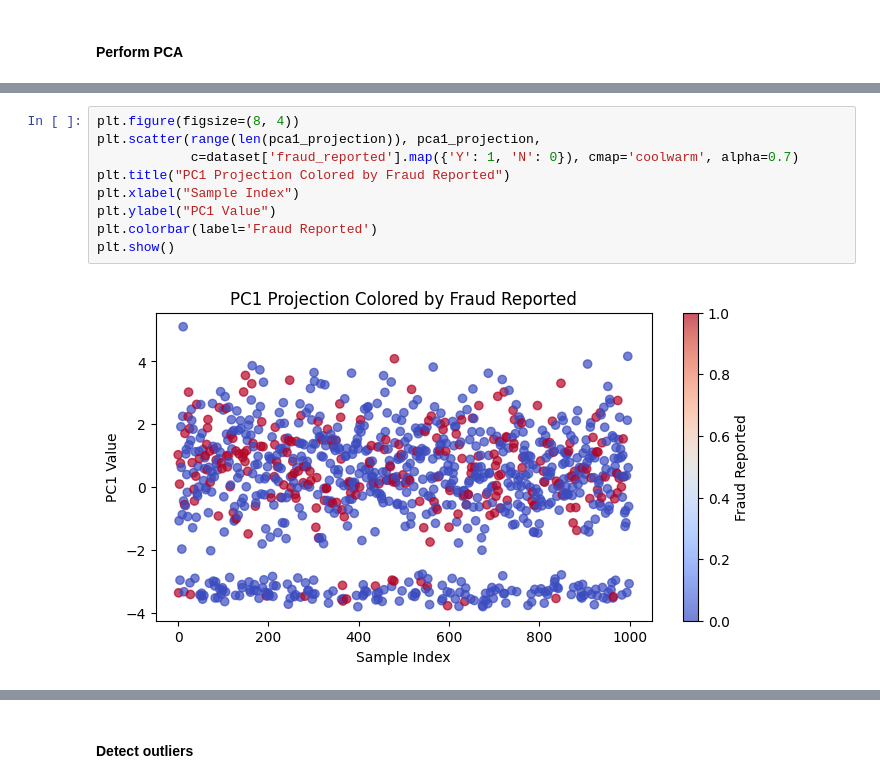
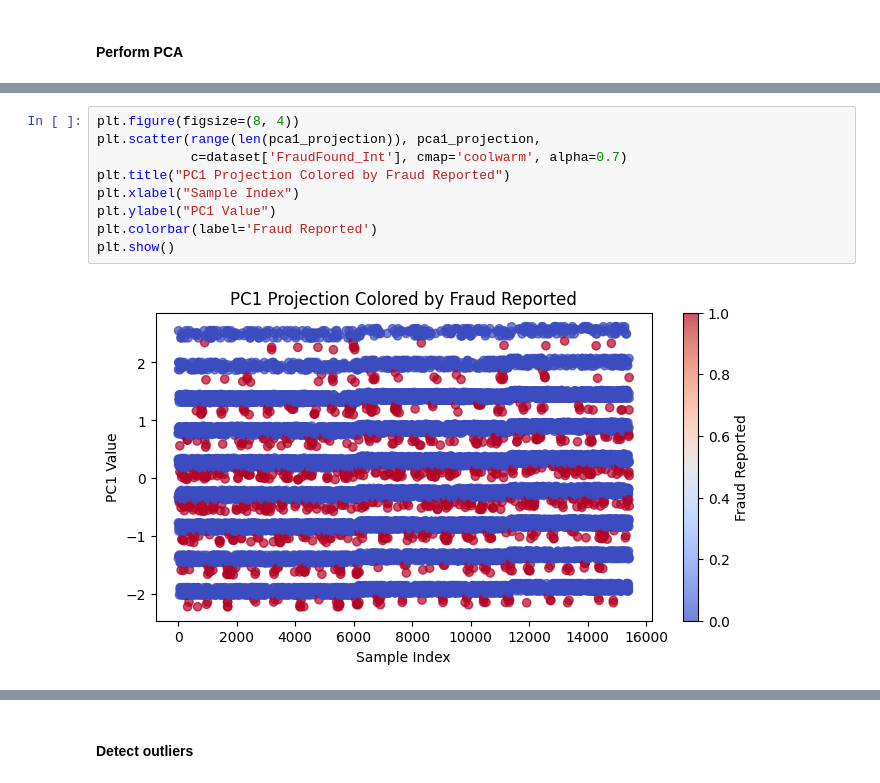
Before and after one commit to SergeyNelyapenkoBU/2025-spring-B2, a Jupyter notebook: OMDS-ModB2-Week09-Nelyapenko-Sergey_carclaims-draft.ipynb, the cells around one changed output, grey strips where cells are left out. Saved outputs shown, nothing was run; the diff lists cells and outputs as text.

```diff
--- a/OMDS-ModB2-Week09-Nelyapenko-Sergey_carclaims-draft.ipynb
+++ b/OMDS-ModB2-Week09-Nelyapenko-Sergey_carclaims-draft.ipynb
@@ -310,14 +306,14 @@ plt.show()
 # %%
 plt.figure(figsize=(8, 4))
 plt.scatter(range(len(pca1_projection)), pca1_projection,
-            c=dataset['fraud_reported'].map({'Y': 1, 'N': 0}), cmap='coolwarm', alpha=0.7)
+            c=dataset['FraudFound_Int'], cmap='coolwarm', alpha=0.7)
 plt.title("PC1 Projection Colored by Fraud Reported")
 plt.xlabel("Sample Index")
 plt.ylabel("PC1 Value")
 plt.colorbar(label='Fraud Reported')
 plt.show()
 # %% [output]
-[figure, old version]
+[figure, new version]
 # %%
 plt.figure(figsize=(8, 4))
 plt.plot(np.cumsum(pca.explained_variance_ratio_), marker='o')
```
Also changed, not shown: parts of 14 cells of this notebook, 1 other file.
